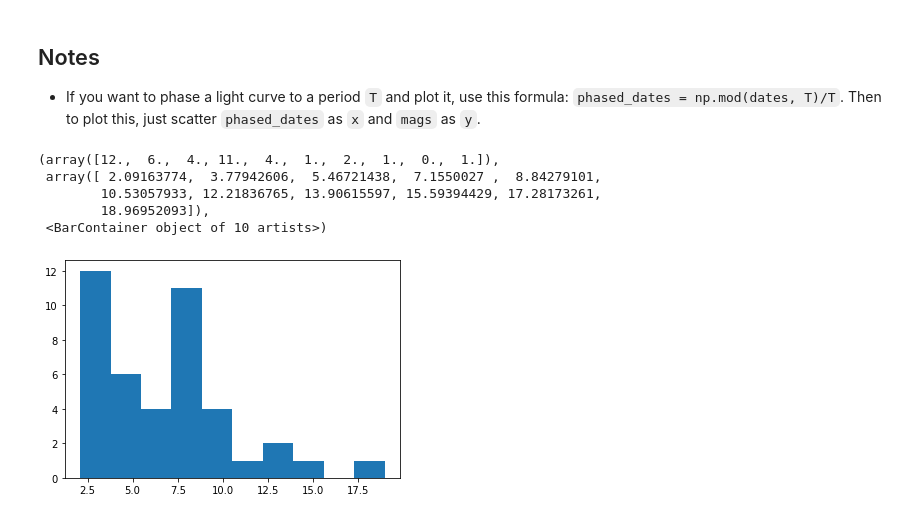
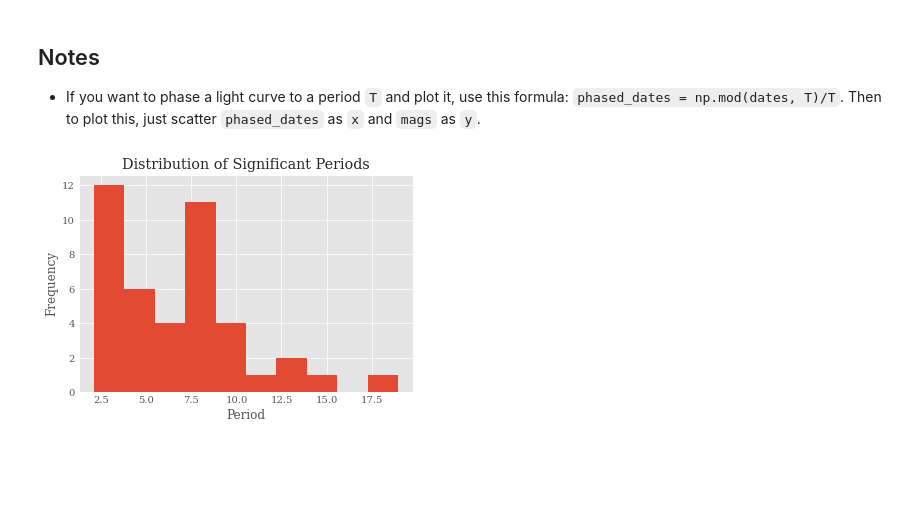
Before and after one commit to HarritonResearchLab/learning, a Jupyter notebook: python_lessons/lombscargle_demo/period_search_project/notes.ipynb, the cells around one changed output. Drawn from its saved outputs; the diff is of its cells as text; code cells hidden in the pictures; blank space fills up the shorter version.

````diff
--- a/python_lessons/lombscargle_demo/period_search_project/notes.ipynb
+++ b/python_lessons/lombscargle_demo/period_search_project/notes.ipynb
@@ -44,12 +80,13 @@ for id in ids:
 # %% [markdown]
 ## Notes
 * If you want to phase a light curve to a period ```T``` and plot it, use this formula: ```phased_dates = np.mod(dates, T)/T```. Then to plot this, just scatter ```phased_dates``` as ```x``` and ```mags``` as ```y```.
-# %%
-plt.hist(best_periods)
-# %% [output]
-(array([12.,  6.,  4., 11.,  4.,  1.,  2.,  1.,  0.,  1.]),
- array([ 2.09163774,  3.77942606,  5.46721438,  7.1550027 ,  8.84279101,
-        10.53057933, 12.21836765, 13.90615597, 15.59394429, 17.28173261,
-        18.96952093]),
- <BarContainer object of 10 artists>)
-[figure, removed]
+# %%
+plt.rcParams['font.family']='serif'
+plt.style.use('ggplot')
+plt.xlabel('Period')
+plt.ylabel('Frequency')
+plt.title('Distribution of Significant Periods')
+plt.hist(best_periods)
+plt.savefig('period_dist.png')
+# %% [output]
+[figure, added]
````
Also changed, not shown: parts of 2 cells of this notebook, 5 other files.
